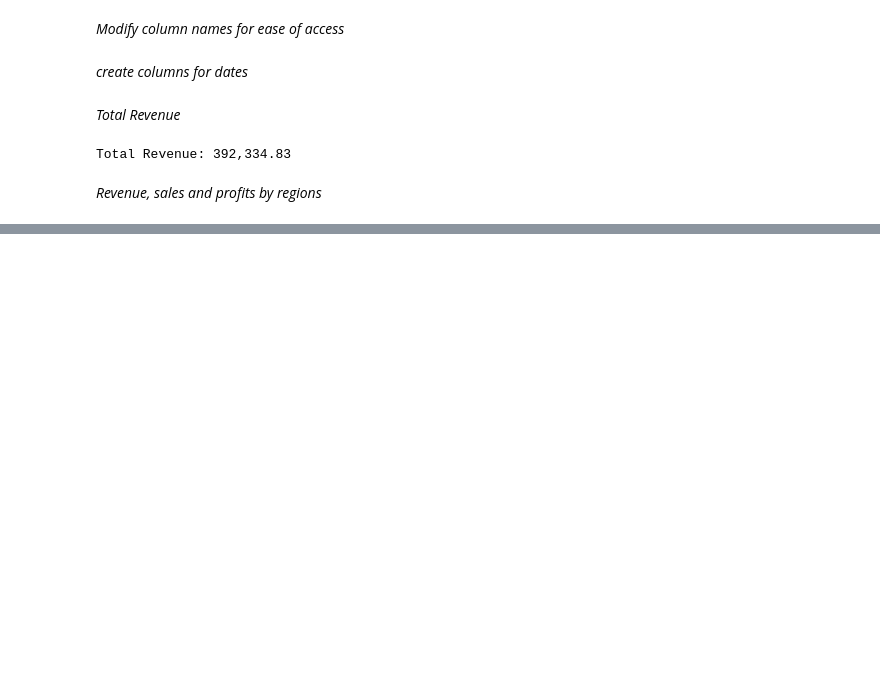
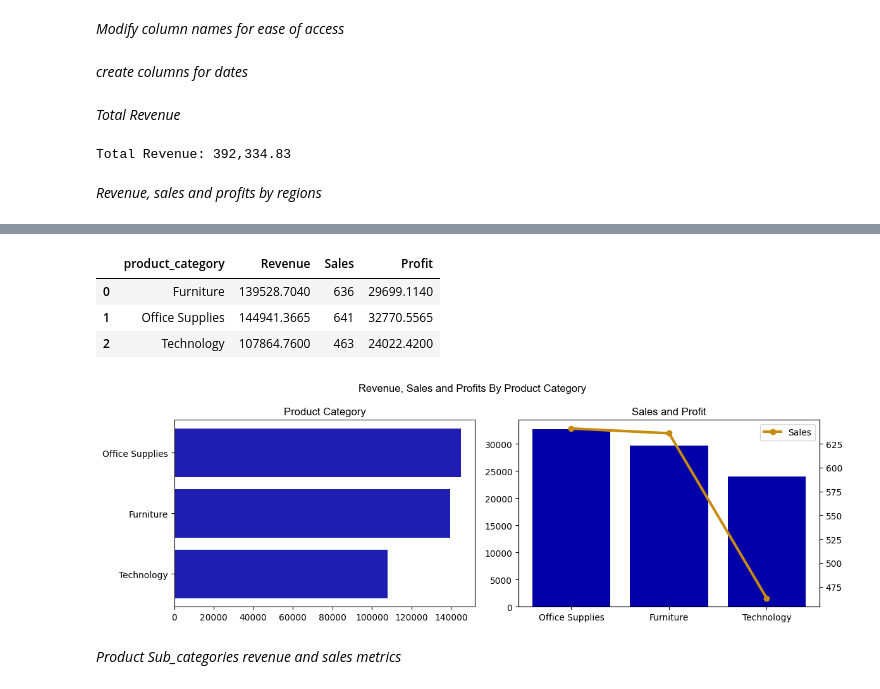
Before and after one commit to iamdrmeka/sales_performance, a Jupyter notebook: sales_performance.ipynb, the cells around one changed output, grey strips where cells are left out. Cells and saved outputs as stored; diff of their text form; code cells hidden in the pictures; blank space fills up the shorter version.

```diff
--- a/sales_performance.ipynb
+++ b/sales_performance.ipynb
@@ -44,0 +66,39 @@ df.groupby(['region']).agg(
+# %%
+categories = df.groupby('product_category').agg(
+    Revenue=('revenue', 'sum'),
+    Sales=('units_sold', 'sum' ),
+    Profit=('profit', 'sum')
+).reset_index()
+
+categories
+# %% [output]
+|  | product_category | Revenue | Sales | Profit |
+| 0 | Furniture | 139528.7040 | 636 | 29699.1140 |
+| 1 | Office Supplies | 144941.3665 | 641 | 32770.5565 |
+| 2 | Technology | 107864.7600 | 463 | 24022.4200 |
+# %%
+fig, ax = plt.subplots(1, 2, figsize=(12, 4))
+plt.suptitle('Revenue, Sales and Profits By Product Category', fontname='arial')
+
+categories.sort_values(by='Revenue',
+                        ascending=True, inplace=True)
+ax[0].barh(categories['product_category'], categories['Revenue'],
+            color="#0300A8E2")
+ax[0].set_title('Product Category',
+                fontname='arial')
+categories.sort_values(by='Profit',
+                        ascending=False, inplace=True)
+ax[1].bar(categories['product_category'], categories['Profit'],
+           color="#0300A8")
+ax[1].set_title('Sales and Profit',
+                fontname='arial')
+ax2 = ax[1].twinx()
+ax2.plot(categories['product_category'],
+         categories['Sales'], marker='o',
+         color="#C78C0D", label='Sales', linewidth=3)
+plt.legend()
+plt.tight_layout()
+# %% [output]
+[figure, added]
+# %% [markdown]
+*Product Sub_categories revenue and sales metrics*
```
Also changed, not shown: parts of 27 cells of this notebook, 1 other file.
